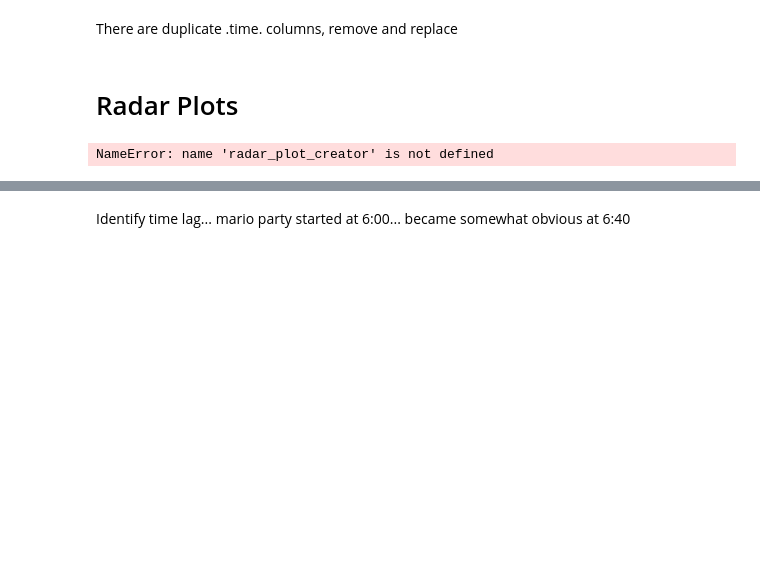
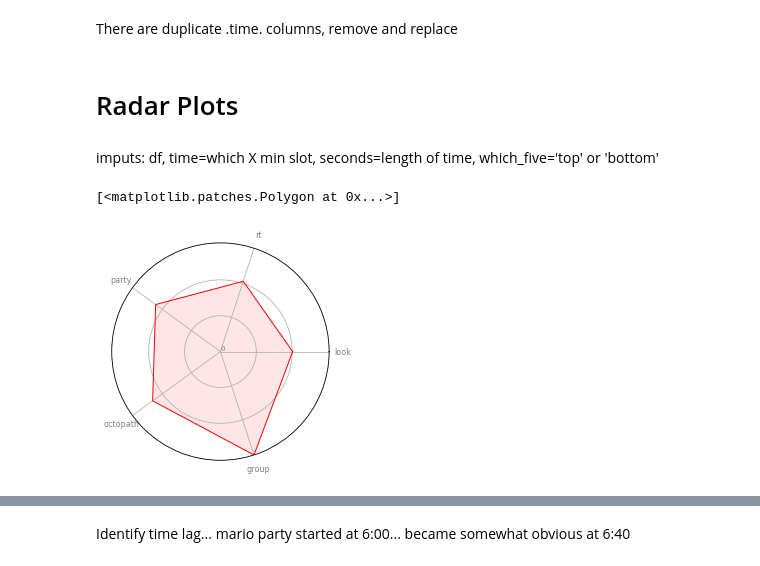
Before and after one commit to Laura-ShummonMaass/Nintendo_E3_Sentiment_Analysis, a Jupyter notebook: final_notebook_trends_and_radars.ipynb, the cells around one changed output, grey strips where cells are left out. Cells and saved outputs as stored; diff of their text form; code cells hidden in the pictures; blank space fills up the shorter version.

```diff
--- a/final_notebook_trends_and_radars.ipynb
+++ b/final_notebook_trends_and_radars.ipynb
@@ -92,8 +106,11 @@ words_df = drop_time_from_df(words_df)
 words_df = add_time_to_df(words_df)
 # %% [markdown]
 # Radar Plots
+# %% [markdown]
+imputs: df, time=which X min slot, seconds=length of time, which_five='top' or 'bottom'
 # %%
-radar_plot_creator(words_df, time=30, seconds=5, which_five='top')
+radar_plot_creator(words_df, time=30, seconds=30, which_five='top')
 #words_df, 'top' 5 or 'bottom' 5, second grouping type in seconds
 # %% [output]
-NameError: name 'radar_plot_creator' is not defined
+[<matplotlib.patches.Polygon at 0x...>]
+[figure, added]
```
Also changed, not shown: parts of 11 cells of this notebook, 7 other files.
